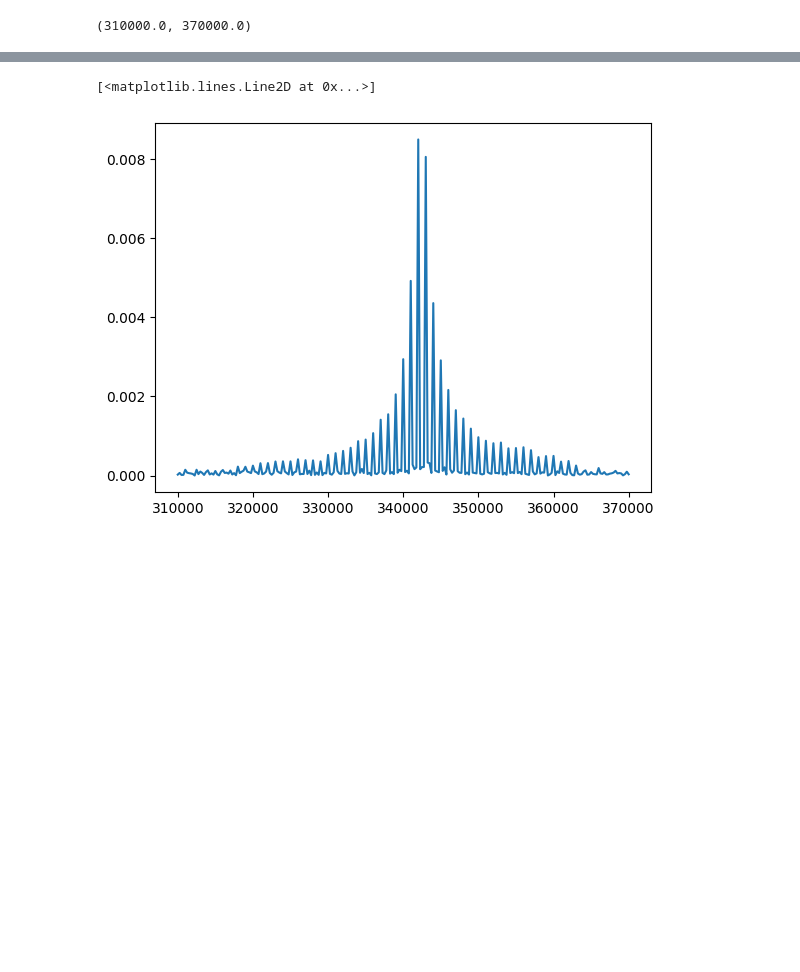
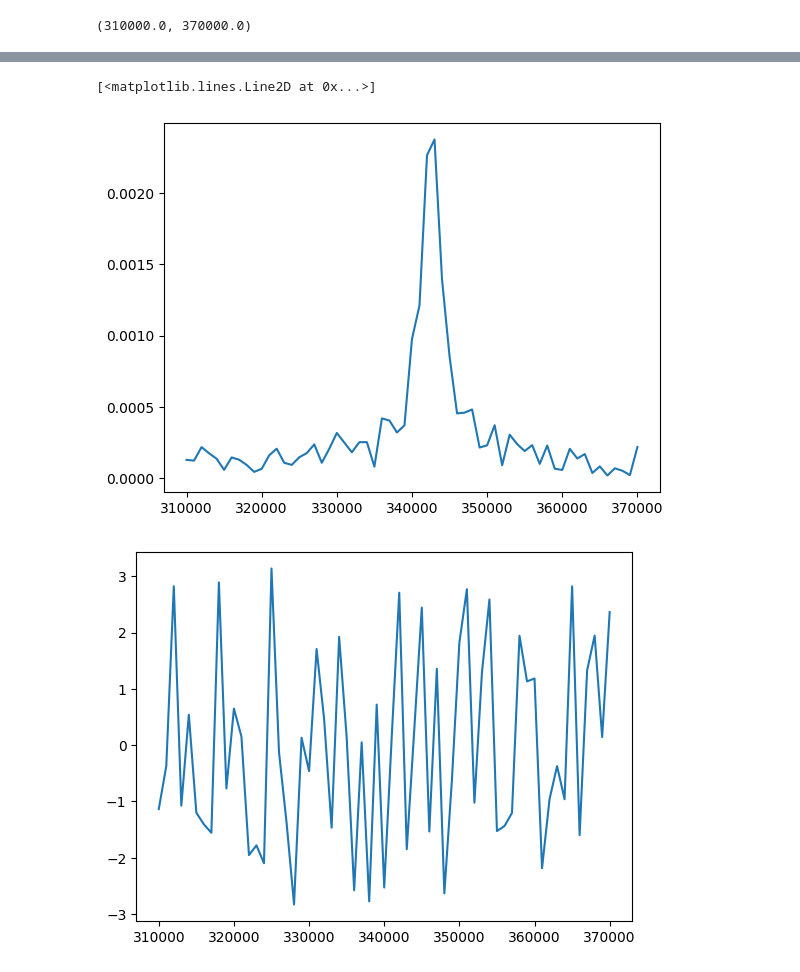
Before and after one commit to m3-learning/BandExcitation, a Jupyter notebook: testing/single_point_SS.ipynb, the cells around one changed output, grey strips where cells are left out. Cells and saved outputs as stored; diff of their text form; code cells hidden in the pictures; blank space fills up the shorter version.

```diff
--- a/testing/single_point_SS.ipynb
+++ b/testing/single_point_SS.ipynb
@@ -80,5 +80,7 @@ plt.plot(wave[0:int(beparms.AI_sample_rate*beparms.BE_time*beparms.BE_rep)])
 # %%
-measured_wave = wave[0:int(beparms.AI_sample_rate*beparms.BE_time*beparms.BE_rep)]
+n=np.random.randint(0,100)
+
+measured_wave = wave[int(beparms.AI_sample_rate*beparms.BE_time*n):int(beparms.AI_sample_rate*beparms.BE_time*(n+1))]
 dc = DataConverter(measured_wave)
 
 BE_FFT = DataConverter.BE_FFT(measured_wave)
@@ -89,5 +96,8 @@ inds = DataConverter.extract_freq_range(freqs, (beparms.BE_center_freq-beparms.B
 # %%
 plt.plot(freqs[inds], np.abs(BE_FFT[inds]))
+plt.figure()
+plt.plot(freqs[inds], np.angle(BE_FFT[inds]))
 # %% [output]
 [<matplotlib.lines.Line2D at 0x...>]
-[figure, old version]
+[figure, new version]
+[figure, added]
```
Also changed, not shown: parts of 4 cells of this notebook, 1 other file.
